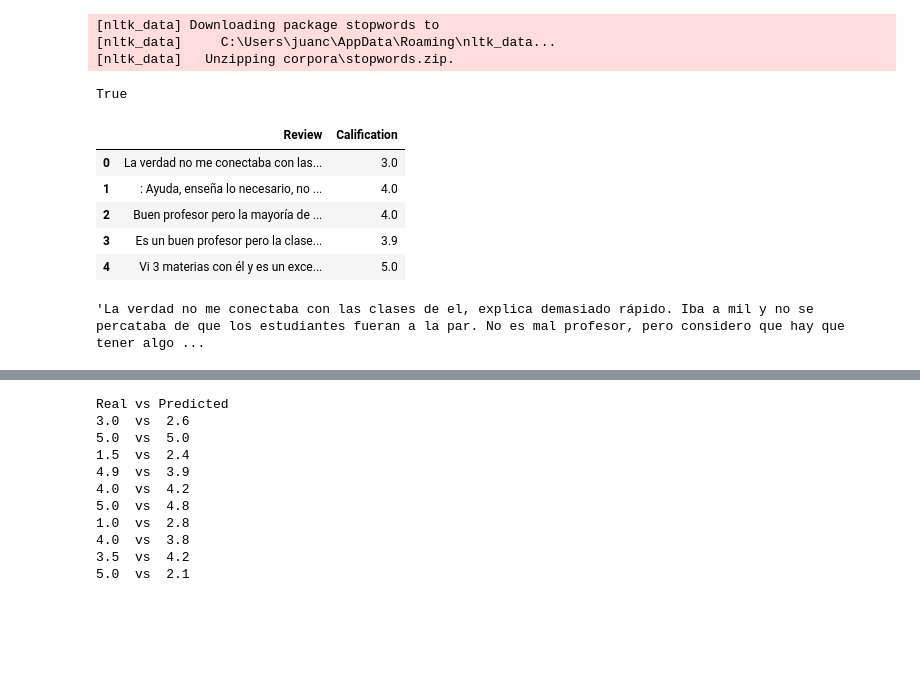
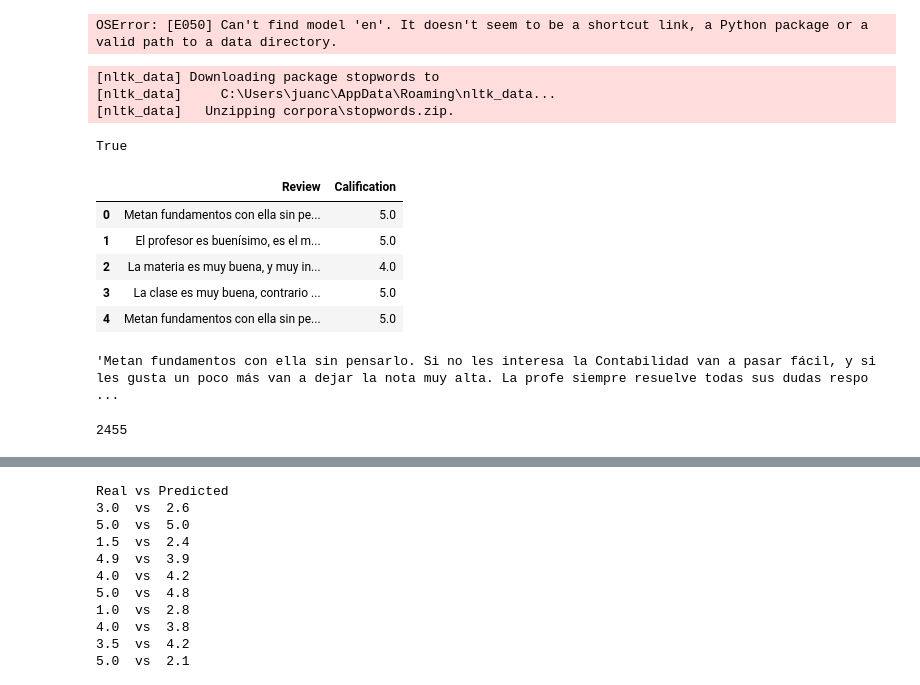
Before and after one commit to Juanchobanano/LosEstudiantes, a Jupyter notebook: LosEstudiantes WebScraping.ipynb, the cells around one changed output, grey strips where cells are left out. Saved outputs shown, nothing was run; the diff lists cells and outputs as text; code cells hidden in the pictures; blank space fills up the shorter version.

```diff
--- a/LosEstudiantes WebScraping.ipynb
+++ b/LosEstudiantes WebScraping.ipynb
@@ -146,0 +339,6 @@ df.to_csv("./opiniones4.csv")
+# %%
+import spacy
+
+nlp = spacy.load("en")
+# %% [output]
+OSError: [E050] Can't find model 'en'. It doesn't seem to be a shortcut link, a Python package or a valid path to a data directory.
@@ -157,16 +357,16 @@ import numpy as np
 import matplotlib.pyplot as plt
 import pandas as pd
 # %%
-dataset = pd.read_csv("./opiniones4.csv")
+dataset = pd.read_csv("./opiniones5.csv")
 dataset.drop("Unnamed: 0", axis = 1, inplace = True)
 dataset.head()
 # %% [output]
 |  | Review | Calification |
-| 0 | La verdad no me conectaba con las... | 3.0 |
-| 1 | : Ayuda, enseña lo necesario, no ... | 4.0 |
-| 2 | Buen profesor pero la mayoría de ... | 4.0 |
-| 3 | Es un buen profesor pero la clase... | 3.9 |
-| 4 | Vi 3 materias con él y es un exce... | 5.0 |
+| 0 | Metan fundamentos con ella sin pe... | 5.0 |
+| 1 | El profesor es buenísimo, es el m... | 5.0 |
+| 2 | La materia es muy buena, y muy in... | 4.0 |
+| 3 | La clase es muy buena, contrario ... | 5.0 |
+| 4 | Metan fundamentos con ella sin pe... | 5.0 |
 # %%
 from nltk.corpus import stopwords
 from nltk.stem.porter import PorterStemmer
@@ -175,9 +375,13 @@ import re
 # %%
 dataset["Review"][0]
 # %% [output]
-'La verdad no me conectaba con las clases de el, explica demasiado rápido. Iba a mil y no se percataba de que los estudiantes fueran a la par. No es mal profesor, pero considero que hay que tener algo ...
+'Metan fundamentos con ella sin pensarlo. Si no les interesa la Contabilidad van a pasar fácil, y si les gusta un poco más van a dejar la nota muy alta. La profe siempre resuelve todas sus dudas respo ...
 # %%
 corpus = list()
+# %%
+print(len(dataset))
+# %% [output]
+2455
 # %%
 # Opcion 2.
 corpus2 = []
```
Also changed, not shown: parts of 33 cells of this notebook, 1 other file.
